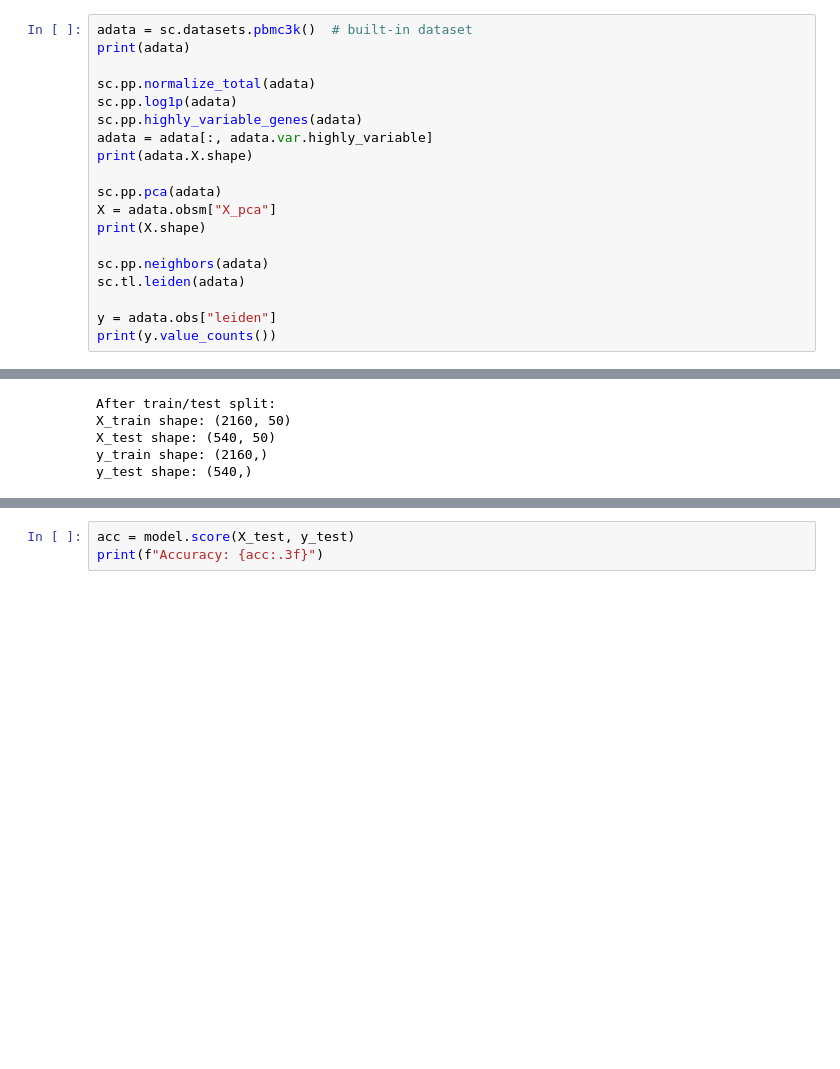
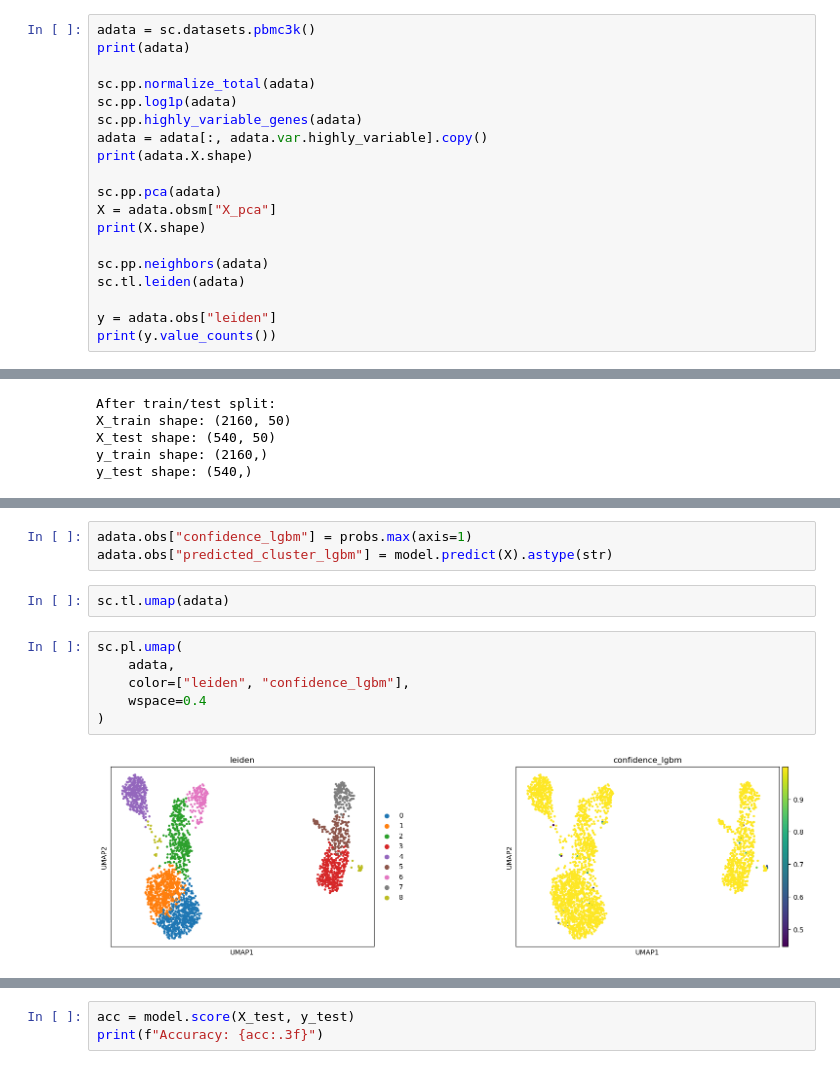
Before and after one commit to JiaEmilYou/scRNAseq_cluster_confidence, a Jupyter notebook: notebooks/01_lightgbm_sandbox.ipynb, the cells around one changed output, grey strips where cells are left out. Drawn from its saved outputs; the diff is of its cells as text; blank space fills up the shorter version.

Commit message:
Add multi-dataset pipeline with MLflow tracking and structured outputs

```diff
--- a/notebooks/01_lightgbm_sandbox.ipynb
+++ b/notebooks/01_lightgbm_sandbox.ipynb
@@ -19,13 +19,13 @@ config
 # %%
 np.random.seed(config['project']['random_seed'])
 # %%
-adata = sc.datasets.pbmc3k()  # built-in dataset
+adata = sc.datasets.pbmc3k()
 print(adata)
 
 sc.pp.normalize_total(adata)
 sc.pp.log1p(adata)
 sc.pp.highly_variable_genes(adata)
-adata = adata[:, adata.var.highly_variable]
+adata = adata[:, adata.var.highly_variable].copy()
 print(adata.X.shape)
 
 sc.pp.pca(adata)
@@ -114,3 +112,16 @@ You can set `force_col_wise=true` to remove the overhead.
 [LightGBM] [Warning] No further splits with positive gain, best gain: -inf
 [LightGBM] [Warning] No further splits with positive gain, best gain: -inf
 LGBMClassifier()
+# %%
+adata.obs["confidence_lgbm"] = probs.max(axis=1)
+adata.obs["predicted_cluster_lgbm"] = model.predict(X).astype(str)
+# %%
+sc.tl.umap(adata)
+# %%
+sc.pl.umap(
+    adata,
+    color=["leiden", "confidence_lgbm"],
+    wspace=0.4
+)
+# %% [output]
+[figure, added]
```
Also changed, not shown: parts of 4 cells of this notebook, 13 other files.
